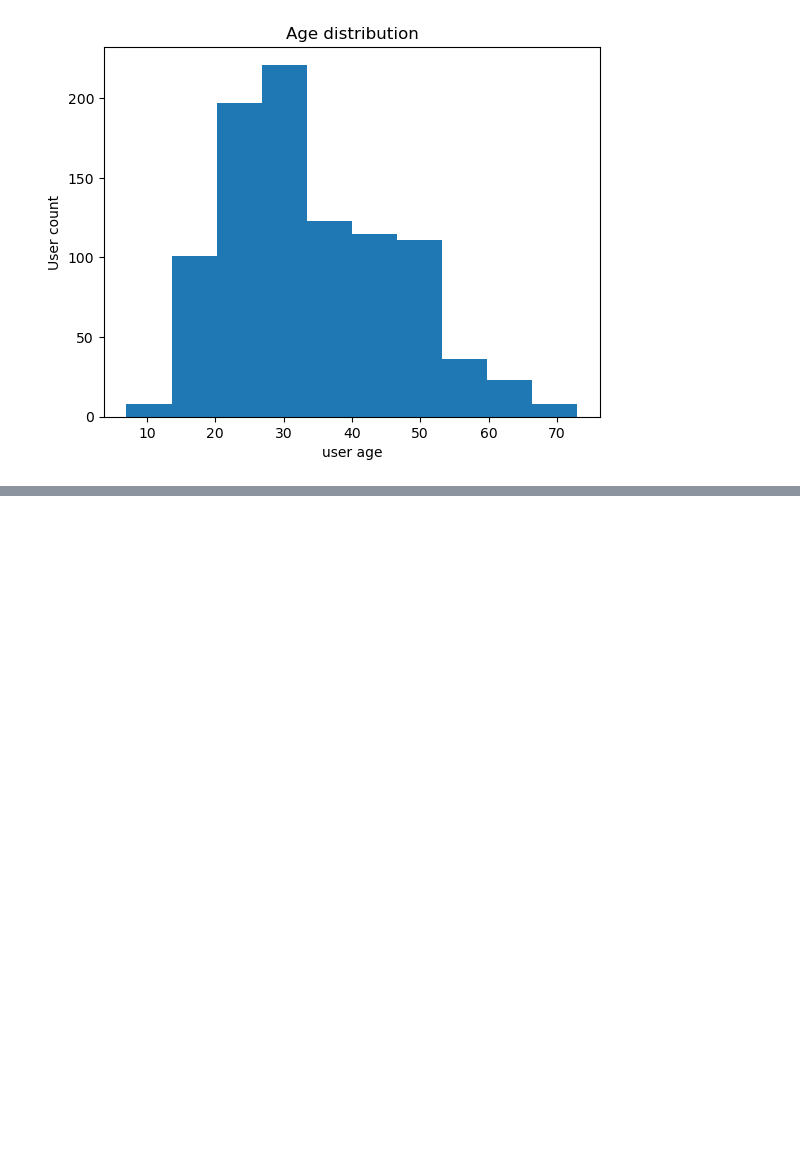
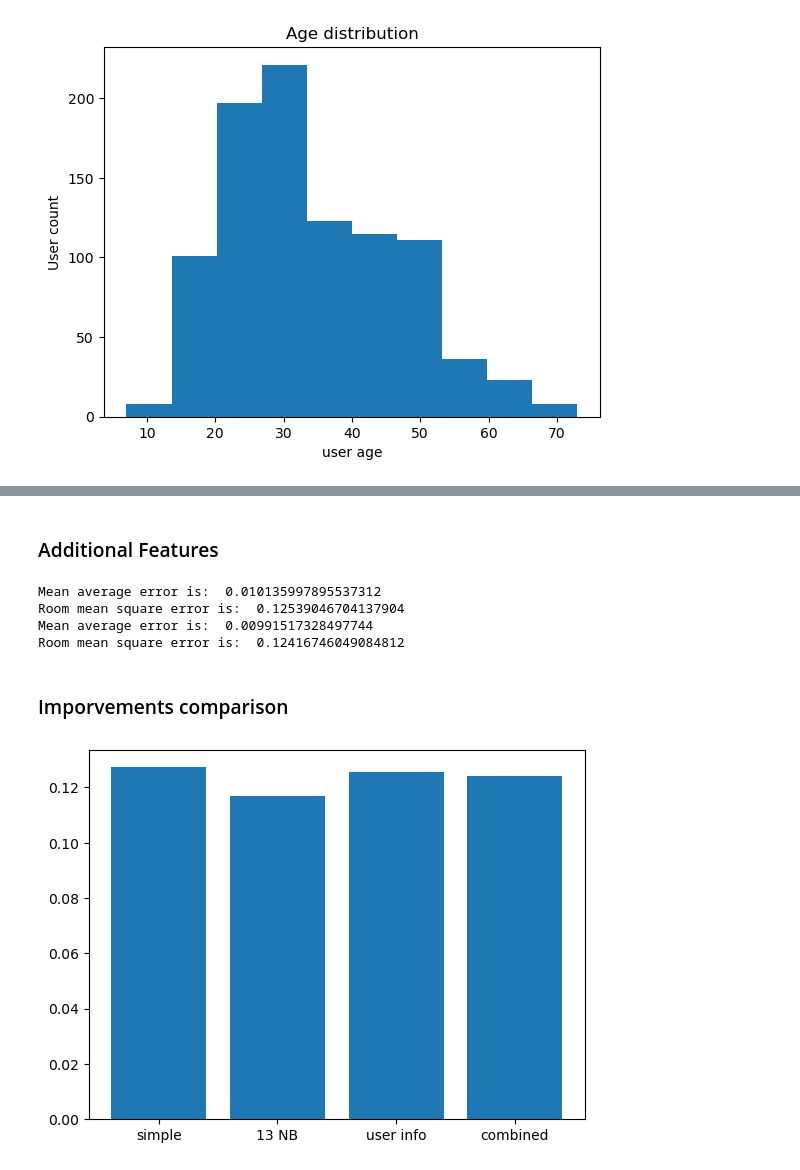
Before and after one commit to NikosKontou/6001-Project, a Jupyter notebook: project.ipynb, the cells around one changed output, grey strips where cells are left out. Drawn from its saved outputs; the diff is of its cells as text; code cells hidden in the pictures; blank space fills up the shorter version.

```diff
--- a/project.ipynb
+++ b/project.ipynb
@@ -547,0 +545,4 @@ print(getUserSimilarity(uUser.loc[15], uUser.loc[98], maxAgeDiff))
+# %%
+similarity_matrix_with_threshold = createSimilarityMatrix(removedOutliers.sample(frac= perfFrac,random_state=200, axis= 0), userInformation = False, userRatingThreshold= 20)
+#we use the new optimised neighbhor count
+improvedPredictionData= getPredictionData(similarity_matrix_with_threshold, removedOutliers, 13)
@@ -547,0 +557,30 @@ print(getUserSimilarity(uUser.loc[15], uUser.loc[98], maxAgeDiff))
+# %% [markdown]
+### Additional Features
+# %%
+similarity_matrix_with_users = createSimilarityMatrix(removedOutliers.sample(frac= perfFrac, random_state=200, axis= 0), userInformation = True)
+similarity_matrix_with_users_and_threshold = createSimilarityMatrix(removedOutliers.sample(frac= perfFrac, random_state=200, axis= 0), userInformation = True, userRatingThreshold= 20)
+resultWithUsers = getPredictionData(similarity_matrix_with_users, removedOutliers, 13)
+resultWithAllInfo = getPredictionData(similarity_matrix_with_users_and_threshold, removedOutliers, 13)
+# %%
+maeRecs4= MAEQ3(removedOutliers.sample(frac= perfFrac, random_state=200, axis= 0), resultWithUsers, hiddenData)
+print('Mean average error is: ', maeRecs4)
+rmseRecs4= RMSEQ3(removedOutliers.sample(frac= perfFrac, random_state=200, axis= 0), resultWithUsers, hiddenData)
+print('Room mean square error is: ', rmseRecs4)
+
+maeRecs5= MAEQ3(removedOutliers.sample(frac= perfFrac, random_state=200, axis= 0), resultWithAllInfo, hiddenData)
+print('Mean average error is: ', maeRecs5)
+rmseRecs5= RMSEQ3(removedOutliers.sample(frac= perfFrac, random_state=200, axis= 0), resultWithAllInfo, hiddenData)
+print('Room mean square error is: ', rmseRecs5)
+# %% [output]
+Mean average error is:  0.010135997895537312
+Room mean square error is:  0.12539046704137904
+Mean average error is:  0.00991517328497744
+Room mean square error is:  0.12416746049084812
+# %% [markdown]
+### Imporvements comparison
+# %%
+comparisonData = [rmseRecs2, rmseRecs3, rmseRecs4, rmseRecs5]
+plt.bar(['simple', '13 NB', 'user info', 'combined'], comparisonData)
+plt.show()
+# %% [output]
+[figure, added]
```
Also changed, not shown: parts of 30 cells of this notebook.
